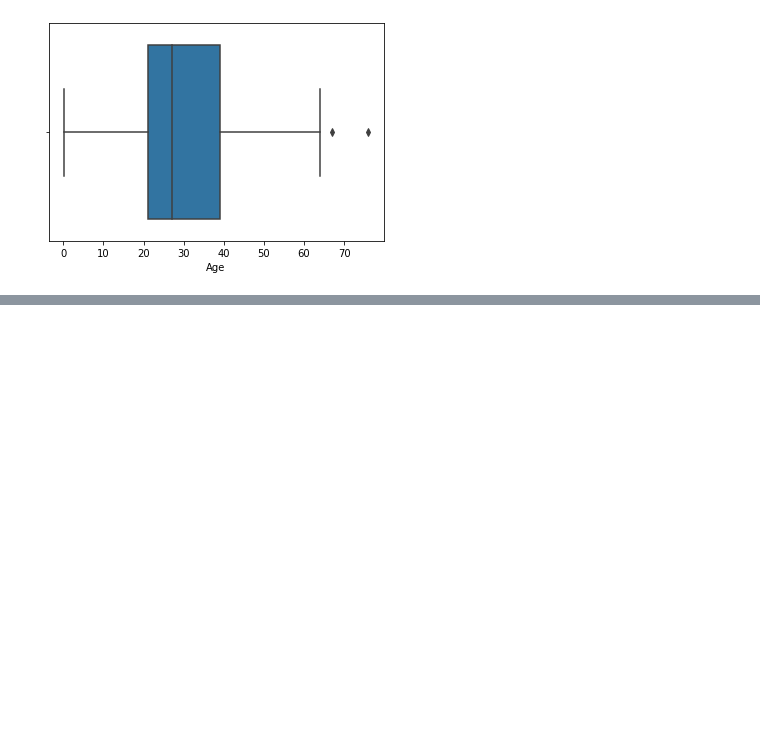
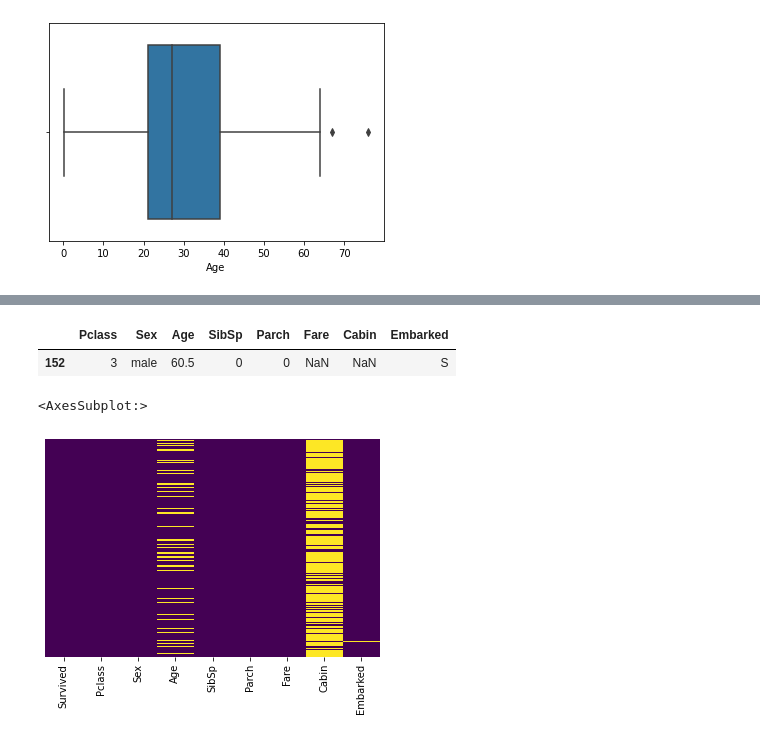
Before and after one commit to windaseptarini/Udemy-MachineLearning, a Jupyter notebook: Titanic.ipynb, the cells around one changed output, grey strips where cells are left out. Drawn from its saved outputs; the diff is of its cells as text; code cells hidden in the pictures; blank space fills up the shorter version.

```diff
--- a/Titanic.ipynb
+++ b/Titanic.ipynb
@@ -223,0 +367,10 @@ sns.boxplot(x=test['Age'])
+# %%
+test[test['Fare'].isna()]
+# %% [output]
+|  | Pclass | Sex | Age | SibSp | Parch | Fare | Cabin | Embarked |
+| 152 | 3 | male | 60.5 | 0 | 0 | NaN | NaN | S |
+# %%
+sns.heatmap(train.isnull(),yticklabels=False,cbar=False,cmap='viridis')
+# %% [output]
+<AxesSubplot:>
+[figure, added]
```
Also changed, not shown: parts of 38 cells of this notebook.
